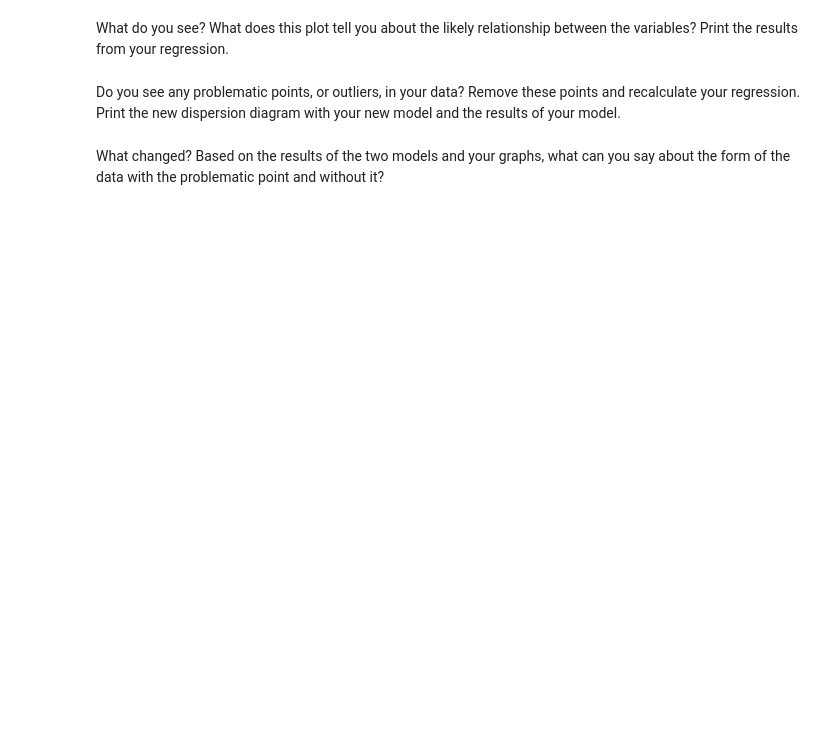
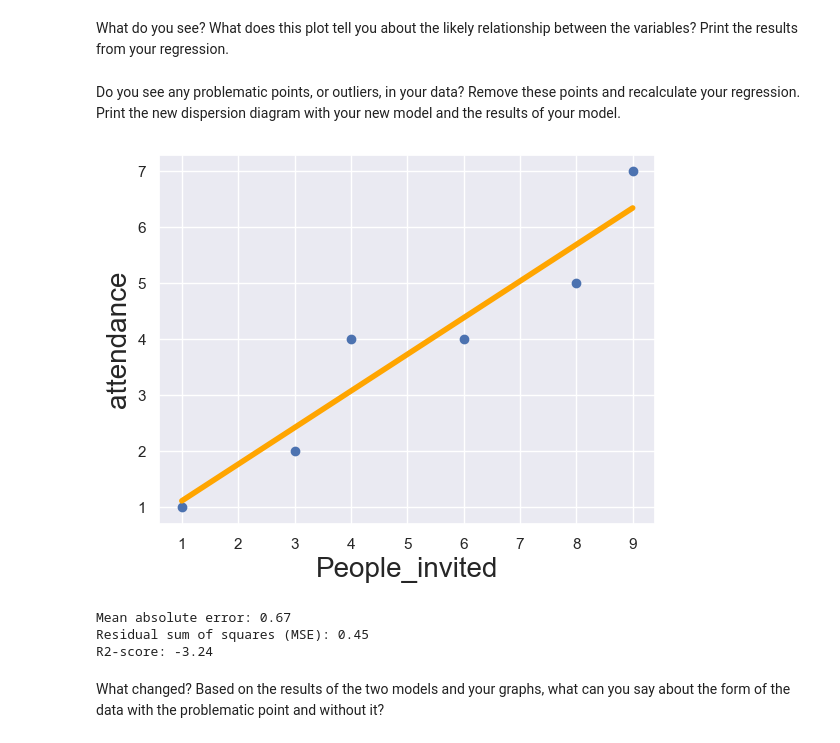
Before and after one commit to Hector1993prog/7.3-lab_regression_analysis, a Jupyter notebook: your-code.ipynb, the cells around one changed output. Drawn from its saved outputs; the diff is of its cells as text; code cells hidden in the pictures; blank space fills up the shorter version.

```diff
--- a/your-code.ipynb
+++ b/your-code.ipynb
@@ -258,2 +327,27 @@ Do you see any problematic points, or outliers, in your data? Remove these point
+# %%
+X_people1= suspicious.People_invited.values[0:6].reshape(-1,1)
+y_people1= suspicious.attendance[0:6]
+
+X_train, X_test, y_train, y_test = train_test_split( X_people1, y_people1, test_size=0.2, random_state=4)
+LR2= LinearRegression()
+LR2.fit(X_train, y_train)
+LR2_pre= LR2.predict(X_test)
+# %%
+plt.scatter(X_people1, y_people1)
+yhat= LR2.coef_ *X_people1+LR2.intercept_
+fig= plt.plot(X_people1, yhat, lw=4, c='orange', label= 'regression line')
+plt.xlabel('People_invited', fontsize=20)
+plt.ylabel('attendance', fontsize=20)
+plt.show();
+# %% [output]
+[figure, added]
+# %%
+print("Mean absolute error: %.2f" % np.mean(np.absolute(LR2_pre - y_test)))
+print("Residual sum of squares (MSE): %.2f" % np.mean((LR2_pre - y_test) ** 2))
+print("R2-score: %.2f" % skm.r2_score(LR2_pre, y_test) )
+# %% [output]
+Mean absolute error: 0.67
+Residual sum of squares (MSE): 0.45
+R2-score: -3.24
 # %% [markdown]
 What changed? Based on the results of the two models and your graphs, what can you say about the form of the data with the problematic point and without it?
```
Also changed, not shown: parts of 22 cells of this notebook.
